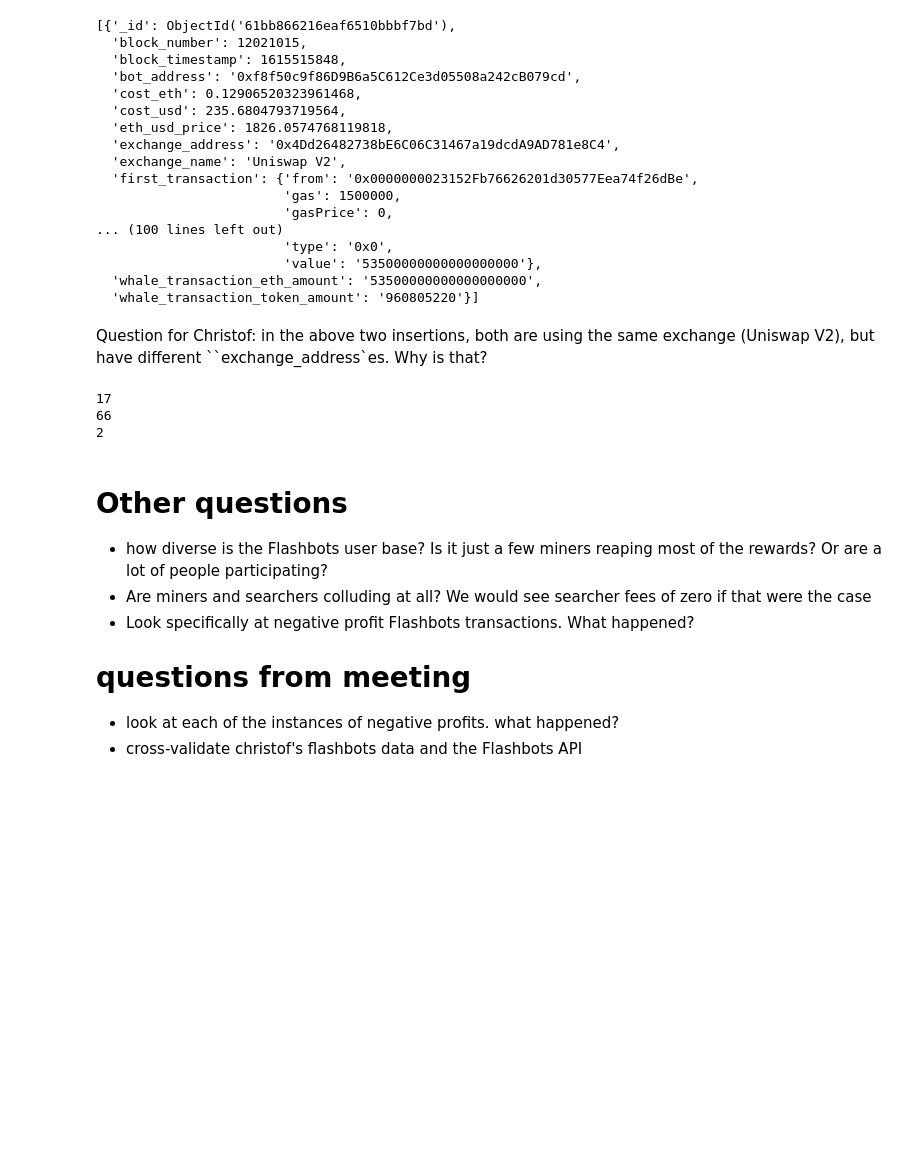
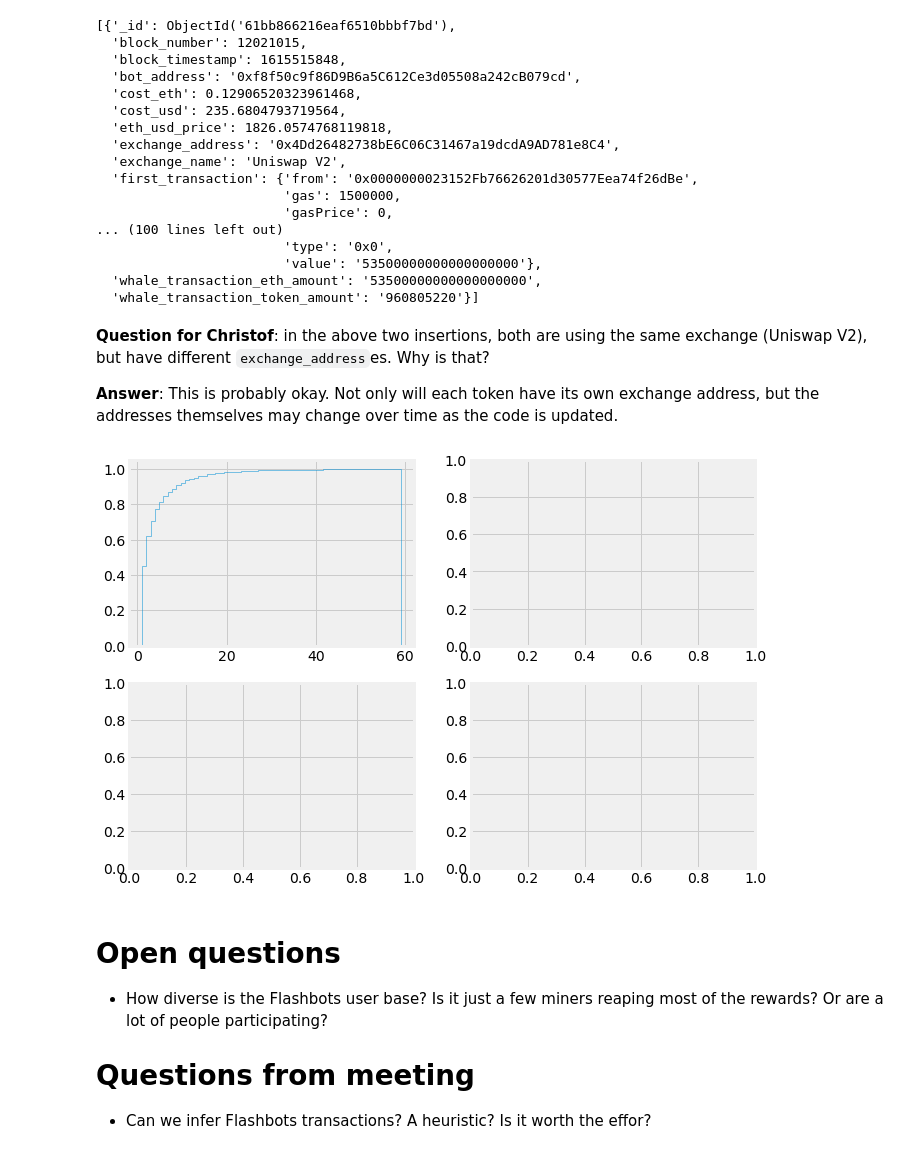
Before and after one commit to a-flashbot-in-the-pan/a-flashbot-in-the-pan, a Jupyter notebook: FlashbotsAnalysis.ipynb, the cells around one changed output. Cells and saved outputs as stored; diff of their text form; code cells hidden in the pictures; blank space fills up the shorter version.

Commit message:
Update notebook with anomaly analysis

```diff
--- a/FlashbotsAnalysis.ipynb
+++ b/FlashbotsAnalysis.ipynb
@@ -390,35 +389,56 @@ pprint(list(confirmed_mevs.find(is_fb_after_fb_query | unprofitable_tx_query).so
   'whale_transaction_eth_amount': '53500000000000000000',
   'whale_transaction_token_amount': '960805220'}]
 # %% [markdown]
-Question for Christof: in the above two insertions, both are using the same
-exchange (Uniswap V2), but have different ``exchange_address`es. Why is that?
+**Question for Christof**: in the above two insertions, both are using the same
+exchange (Uniswap V2), but have different `exchange_address`es. Why is that?
+
+**Answer**: This is probably okay. Not only will each token have its own exchange address, but the addresses themselves may change over time as the code is updated.
 # %%
-unprofitable_fb_df = pd.DataFrame(list(confirmed_mevs.find(is_fb_after_fb_query | unprofitable_tx_query, {"block_number":1, "profit_eth":1, "bot_address":1})))
+#unprofitable_fb_df = pd.DataFrame(list(confirmed_mevs.find(is_fb_after_fb_query | unprofitable_tx_query, {"block_number":1, "profit_eth":1, "bot_address":1})))
 #print(unprofitable_fb_df)
+#def make_anomaly_pipeline(match_query, group_operation):
+#    return make_pipeline(match_query, group_operation).append(
+#    {}
+#    )
 
 ## Hypotheses for negative profits:
 #
 # 1. exchange
-print(confirmed_mevs.count_documents(is_fb_after_fb_query | unprofitable_tx_query | {"exchange_address": "0x4Dd26482738bE6C06C31467a19dcdA9AD781e8C4"}))
+plt.style.use('fivethirtyeight')
+fig, ax = plt.subplots(2,2)
+fig.patch.set_facecolor('white')
+fig.set_figwidth(10)
+fig.set_figheight(7)
+
+def count_anomalies(anomaly_name, bins, ax):
+  match = is_fb_after_fb_query | unprofitable_tx_query
+  group = {"_id": f"${anomaly_name}", "Counts": {"$sum": 1}}
+  pipeline = make_pipeline(match, group)
+  anomaly_counts = pd.DataFrame(list(confirmed_mevs.aggregate(pipeline)))
+  ax.hist(anomaly_counts.Counts, bins=bins, cumulative=True, histtype='step', density=True)
+
+
+count_anomalies("exchange_address", 60, ax[0, 0])
+#exchange_counts.plot(kind='bar')
+#fig.show()
+#pprint(exchange_counts)
+
+#confirmed_mevs.count_documents(is_fb_after_fb_query | unprofitable_tx_query | {"exchange_address": "0x4Dd26482738bE6C06C31467a19dcdA9AD781e8C4"})
+
+
+#print(confirmed_mevs.count_documents(is_fb_after_fb_query | unprofitable_tx_query | {"exchange_address": "0x4Dd26482738bE6C06C31467a19dcdA9AD781e8C4"}))
 
 # 2. flashbots miner
-print(confirmed_mevs.count_documents(is_fb_after_fb_query | unprofitable_tx_query | {"flashbots_miner": "0xc8F595E2084DB484f8A80109101D58625223b7C9"}))
+#print(confirmed_mevs.count_documents(is_fb_after_fb_query | unprofitable_tx_query | {"flashbots_miner": "0xc8F595E2084DB484f8A80109101D58625223b7C9"}))
 
 # 3. bot address (searcher)
-print(confirmed_mevs.count_documents(is_fb_after_fb_query | unprofitable_tx_query | {"bot_address": "0xf8f50c9f86D9B6a5C612Ce3d05508a242cB079cd"}))
+#print(confirmed_mevs.count_documents(is_fb_after_fb_query | unprofitable_tx_query | {"bot_address": "0xf8f50c9f86D9B6a5C612Ce3d05508a242cB079cd"}))
 # %% [output]
-17
-66
-2
+[figure, added]
 # %% [markdown]
-# Other questions
-- how diverse is the Flashbots user base? Is it just a few miners reaping most
+# Open questions
+- How diverse is the Flashbots user base? Is it just a few miners reaping most
   of the rewards? Or are a lot of people participating?
-- Are miners and searchers colluding at all? We would see searcher fees of zero
-  if that were the case
-- Look specifically at negative profit Flashbots transactions. What happened?
 
-
-# questions from meeting
-- look at each of the instances of negative profits. what happened?
-- cross-validate christof's flashbots data and the Flashbots API
+# Questions from meeting
+- Can we infer Flashbots transactions? A heuristic? Is it worth the effor?
```
Also changed, not shown: parts of 6 cells of this notebook.
